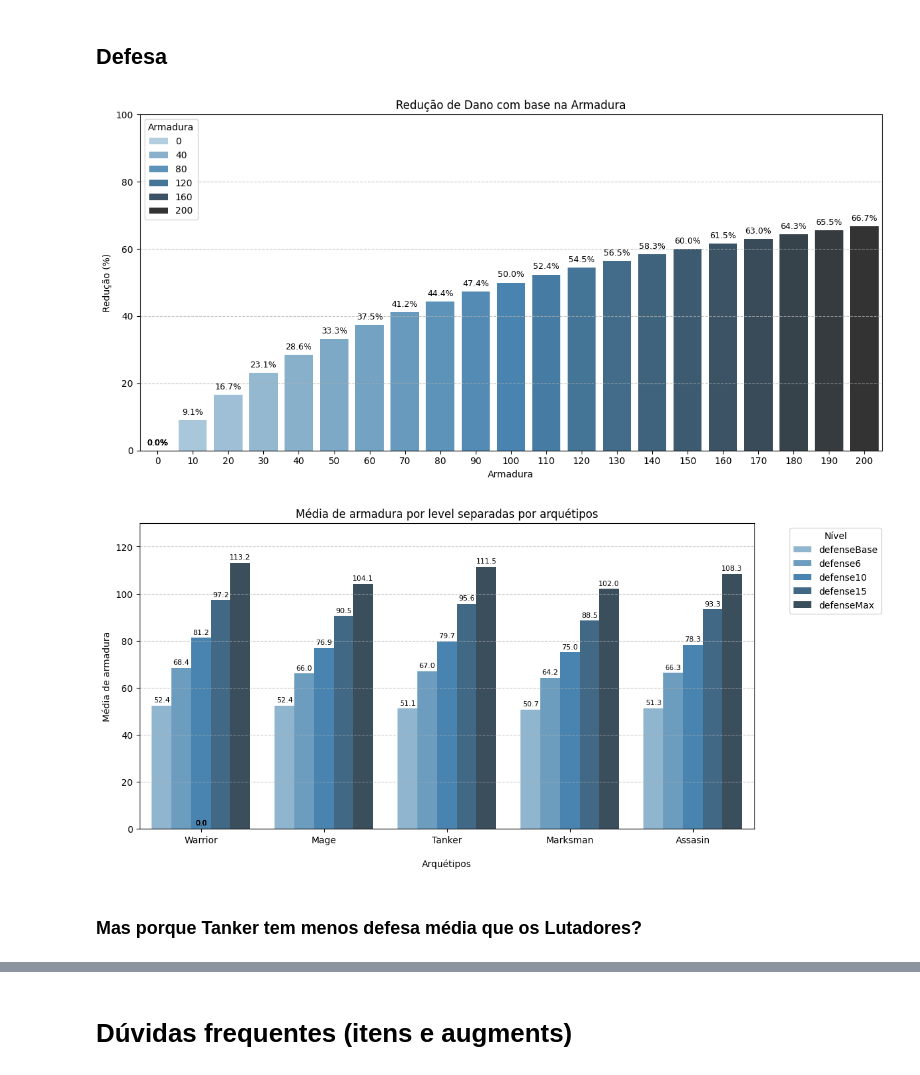
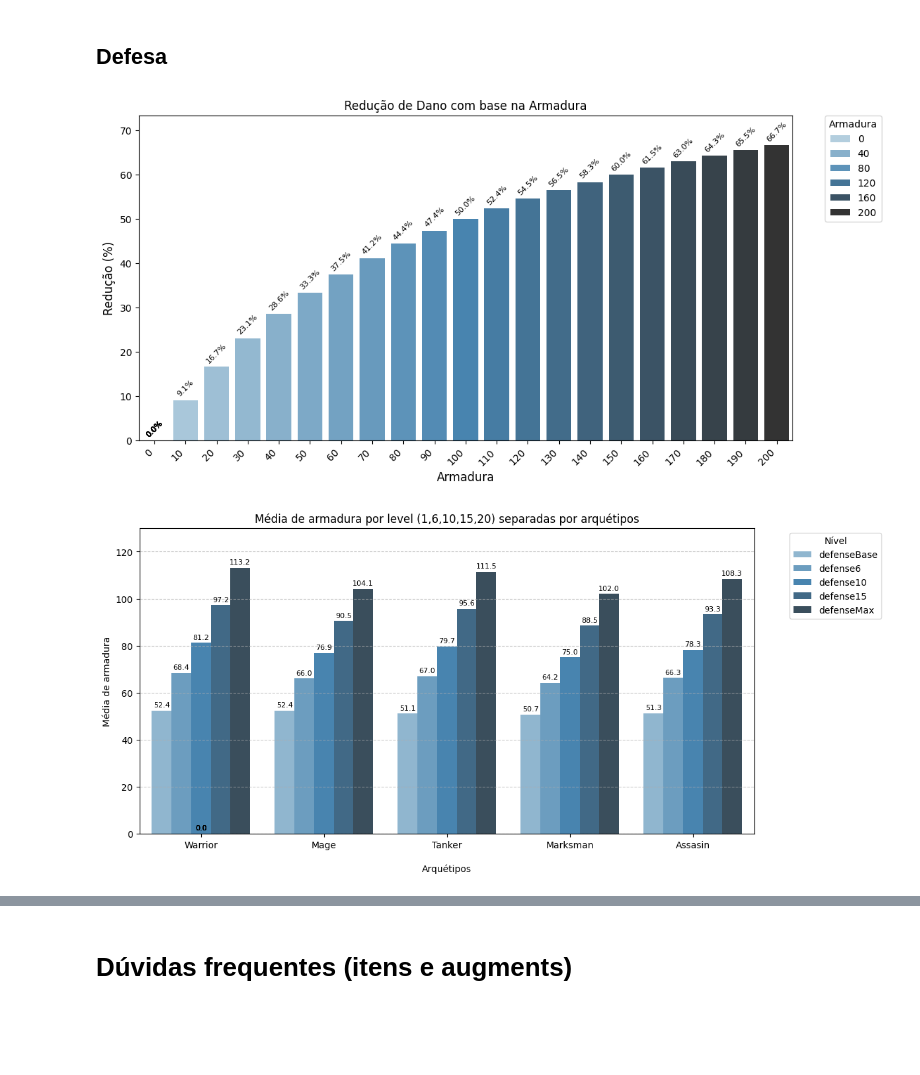
Before and after one commit to PedroHenrique1704/Portfolio, a Jupyter notebook: 1. Projetos/Game Design/Eternal Return - Analises de caso/Itemização e Augments ofensivos/Guia de Itens.ipynb, the cells around one changed output, grey strips where cells are left out. Saved outputs shown, nothing was run; the diff lists cells and outputs as text; code cells hidden in the pictures; blank space fills up the shorter version.

```diff
--- a/1. Projetos/Game Design/Eternal Return - Analises de caso/Eternal_Return.ipynb
+++ b/1. Projetos/Game Design/Eternal Return - Analises de caso/Itemização e Augments ofensivos/Guia de Itens.ipynb
@@ -9,9 +9,8 @@ import seaborn as sns
 import math
 import numpy as np
 # %%
-
-arquetipos_level = pd.read_csv("arquetipos_level.csv").drop(columns=["Unnamed: 0"])
-df = pd.read_csv("df.csv").drop(columns=["Unnamed: 0"])
+arquetipos_level = pd.read_csv("dados/arquetipos_level.csv").drop(columns=["Unnamed: 0"])
+df = pd.read_csv("dados/df.csv").drop(columns=["Unnamed: 0"])
 # %%
 arquetipos_level.head()
 # %% [output]
@@ -45,29 +48,38 @@ Por mais que tenha *patch note* entre as datas, não ocorreu nenhuma mudança qu
 # %% [markdown]
 ## <a name="defesa"></a> Defesa
 # %%
-# Plotar como barplot
 plt.figure(figsize=(12, 6))
-ax = sns.barplot(x="Armadura", y="Reducao", data=df, hue='Armadura', palette="Blues_d")
+ax = sns.barplot(x="Armadura", y="Reducao", data=df, hue='Armadura', palette="Blues_d", dodge=False)
 
-# Adicionar os valores no topo das colunas
+# Melhorar a formatação dos valores nas barras
 for bar in ax.patches:
     height = bar.get_height()
     ax.text(
-        x=bar.get_x() + bar.get_width() / 2,  # Posição horizontal centralizada na barra
-        y=height + 1,                         # Posição vertical ligeiramente acima da barra
-        s=f'{height:.1f}%',                   # Texto formatado com uma casa decimal
-        ha='center',                          # Alinhamento horizontal centralizado
-        va='bottom',                           # Alinhamento vertical na base do texto
-        fontsize=9,
-        color='black'
+        x=bar.get_x() + bar.get_width() / 2,
+        y=height + 0.5,  # Reduzi o espaçamento para evitar sobreposição
+        s=f'{height:.1f}%',
+        ha='center',
+        va='bottom',
+        fontsize=8,  # Fonte um pouco menor
+        color='black',
+        rotation=45  # Texto levemente inclinado para melhorar espaçamento
     )
 
+# Melhorar a formatação geral
 plt.title("Redução de Dano com base na Armadura")
-plt.xlabel("Armadura")
-plt.ylabel("Redução (%)")
-plt.ylim(0, 100)
-plt.grid(True, axis='y', linestyle='--', alpha=0.7)
-plt.tight_layout()
+plt.xlabel("Armadura", fontsize=12)
+plt.ylabel("Redução (%)", fontsize=12)
+plt.ylim(0, max(df['Reducao']) * 1.1)  # Ajuste dinâmico do limite y
+
+# Rotacionar labels do eixo x para melhor legibilidade
+plt.xticks(rotation=45, ha='right', fontsize=10)
+plt.legend(
+    bbox_to_anchor=(1.05, 1),  # Posição fora do gráfico à direita
+    loc='upper left',           # Ponto de ancoragem da legenda
+    borderaxespad=0.,           # Espaçamento entre legenda e gráfico
+    title='Armadura'            # Título da legenda
+)
+
 plt.show()
 
 ## -----------------
@@ -84,36 +96,34 @@ df_melted = pd.melt(
 # Cria o gráfico de barras agrupadas
 plt.figure(figsize=(12, 6))
 ax = sns.barplot(
     x="archetype",
     y="defense",
     hue="level",
     data=df_melted,
     palette="Blues_d"
 )
 
 # Adiciona os valores nas barras
 for bar in ax.patches:
     height = bar.get_height()
     ax.text(
         x=bar.get_x() + bar.get_width() / 2,
         y=height + 1,
         s=f'{height:.1f}',
         ha='center',
         va='bottom',
         fontsize=8,
         color='black'
     )
 
-plt.title("Média de armadura por level separadas por arquétipos")
+plt.title("Média de armadura por level (1,6,10,15,20) separadas por arquétipos")
 plt.xlabel("\nArquétipos")
 plt.ylabel("Média de armadura")
 plt.ylim(0, 130)
 plt.legend(title="Nível", bbox_to_anchor=(1.05, 1), loc='upper left')
 plt.grid(True, axis='y', linestyle='--', alpha=0.7)
 plt.show()
 # %% [output]
-[figure, old version]
+[figure, new version]
-[figure, old version]
+[figure, new version]
-# %% [markdown]
-### Mas porque Tanker tem menos defesa média que os Lutadores?
 # %% [markdown]
```
Also changed, not shown: parts of 40 cells of this notebook, 34 other files.
